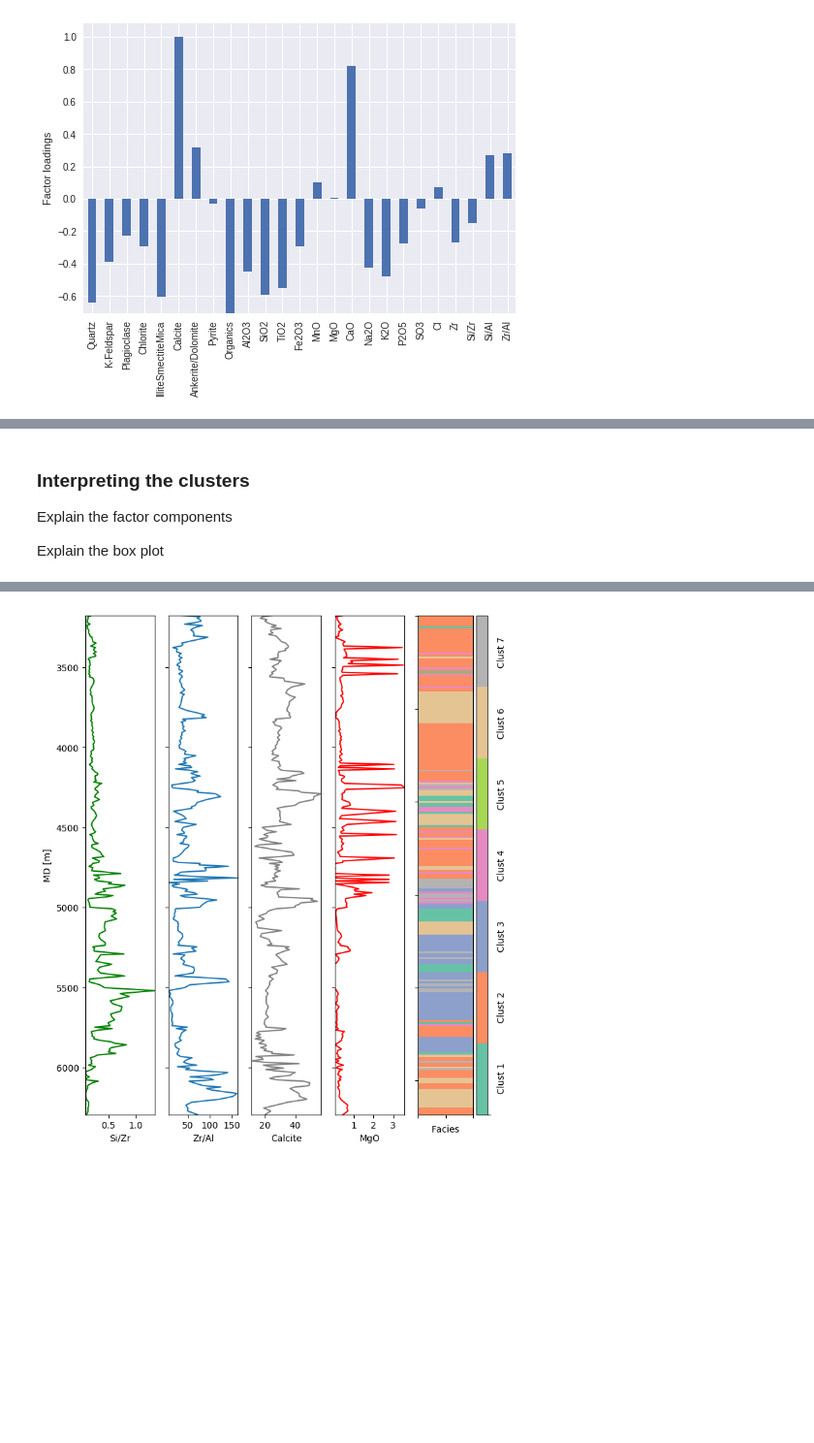
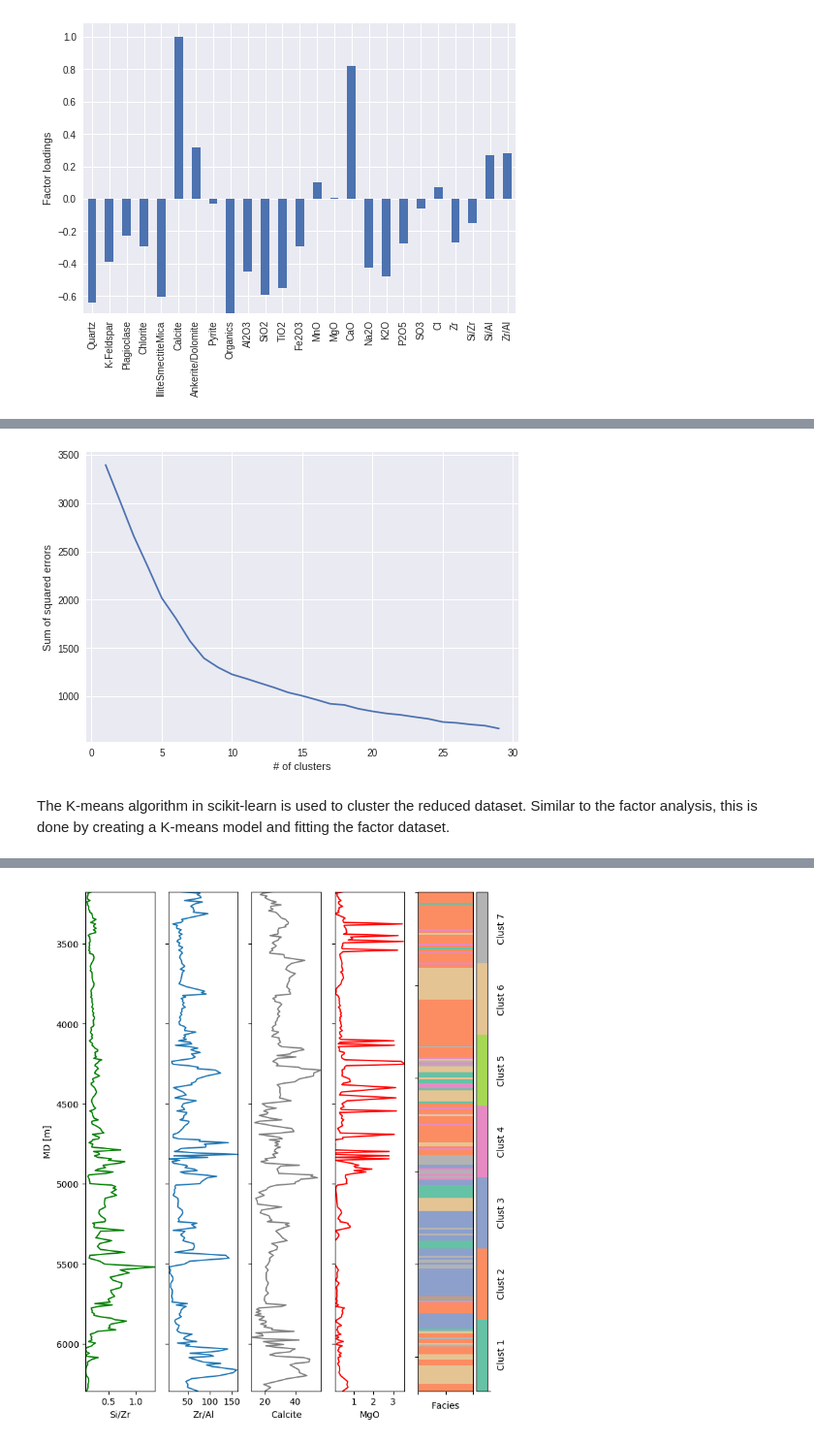
Before and after one commit to brendonhall/tutorials, a Jupyter notebook: geochem_facies/CSEG Article.ipynb, the cells around one changed output, grey strips where cells are left out. Shown: that part at 97% size. Drawn from its saved outputs; the diff is of its cells as text; code cells hidden in the pictures; blank space fills up the shorter version.

```diff
--- a/geochem_facies/CSEG Article.ipynb
+++ b/geochem_facies/CSEG Article.ipynb
@@ -155 +151,19 @@ The kmeans(http://scikit-learn.org/stable/modules/generated/sklearn.cluster.KMea
+# %%
+inertias = []
+means = []
+maxK = 30
+for k in range(1, maxK):
+    kmeans = KMeans(n_clusters=k, random_state=0).fit(factor_data)
+    means.append(k)
+    inertias.append(kmeans.inertia_)
+
+fig = plt.figure()
+plt.plot(means, inertias)
+plt.xlabel('# of clusters')
+plt.ylabel('Sum of squared errors')
+fig.savefig('images/3_n_means.png', dpi=300, bbox_inches='tight')
+# %% [output]
+[figure, added]
+# %% [markdown]
+The K-means algorithm in scikit-learn is used to cluster the reduced dataset.  Similar to the factor analysis, this is done by creating a K-means model and fitting the factor dataset.
 # %%
@@ -157,8 +174,2 @@ kmeans = KMeans(n_clusters=7, random_state=0).fit(factor_data)
 factor_df['Cluster'] = kmeans.labels_
 geochem_df['Cluster'] = factor_df['Cluster']
-# %% [markdown]
-### Interpreting the clusters
-
-Explain the factor components
-
-Explain the box plot
```
Also changed, not shown: parts of 18 cells of this notebook.
